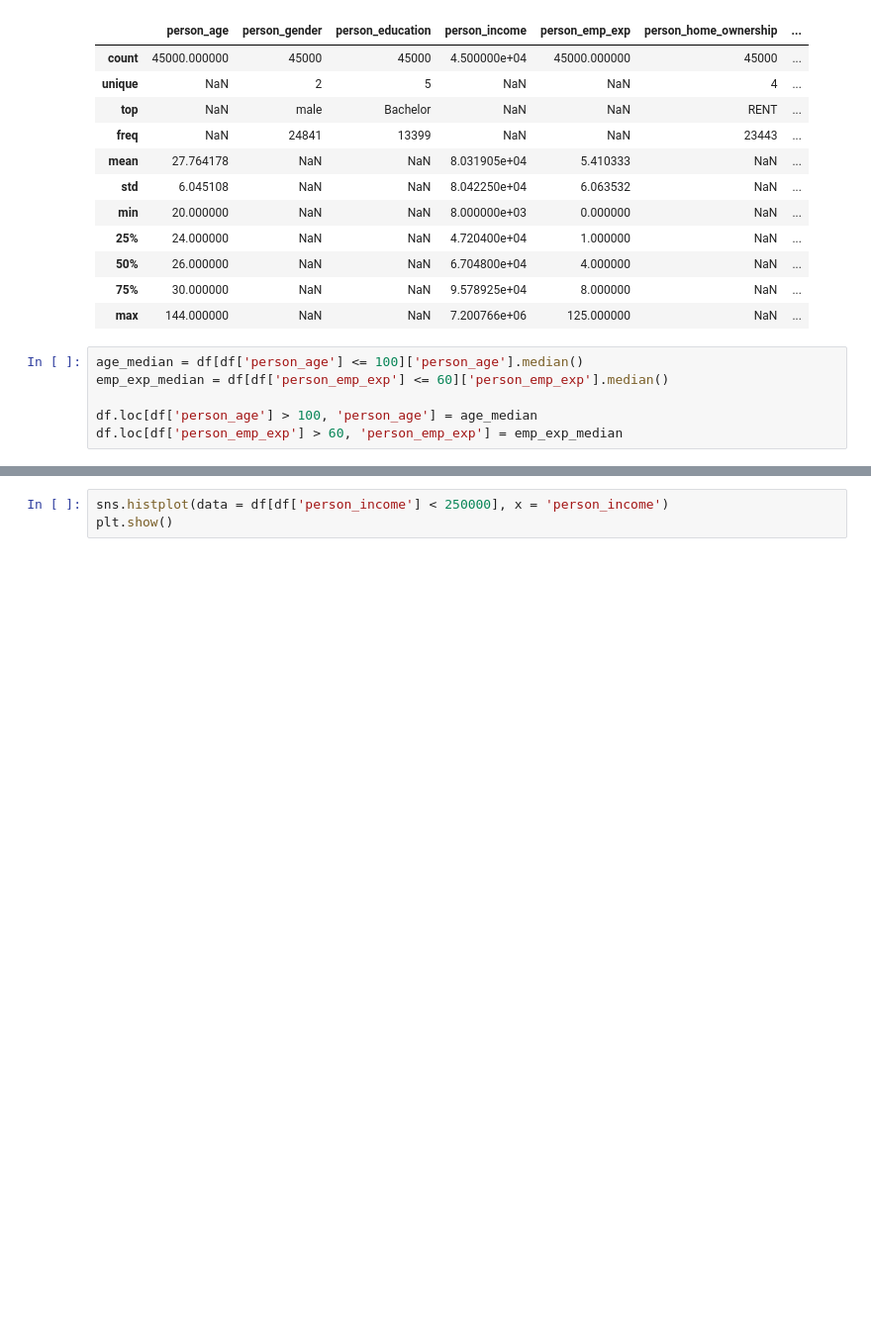
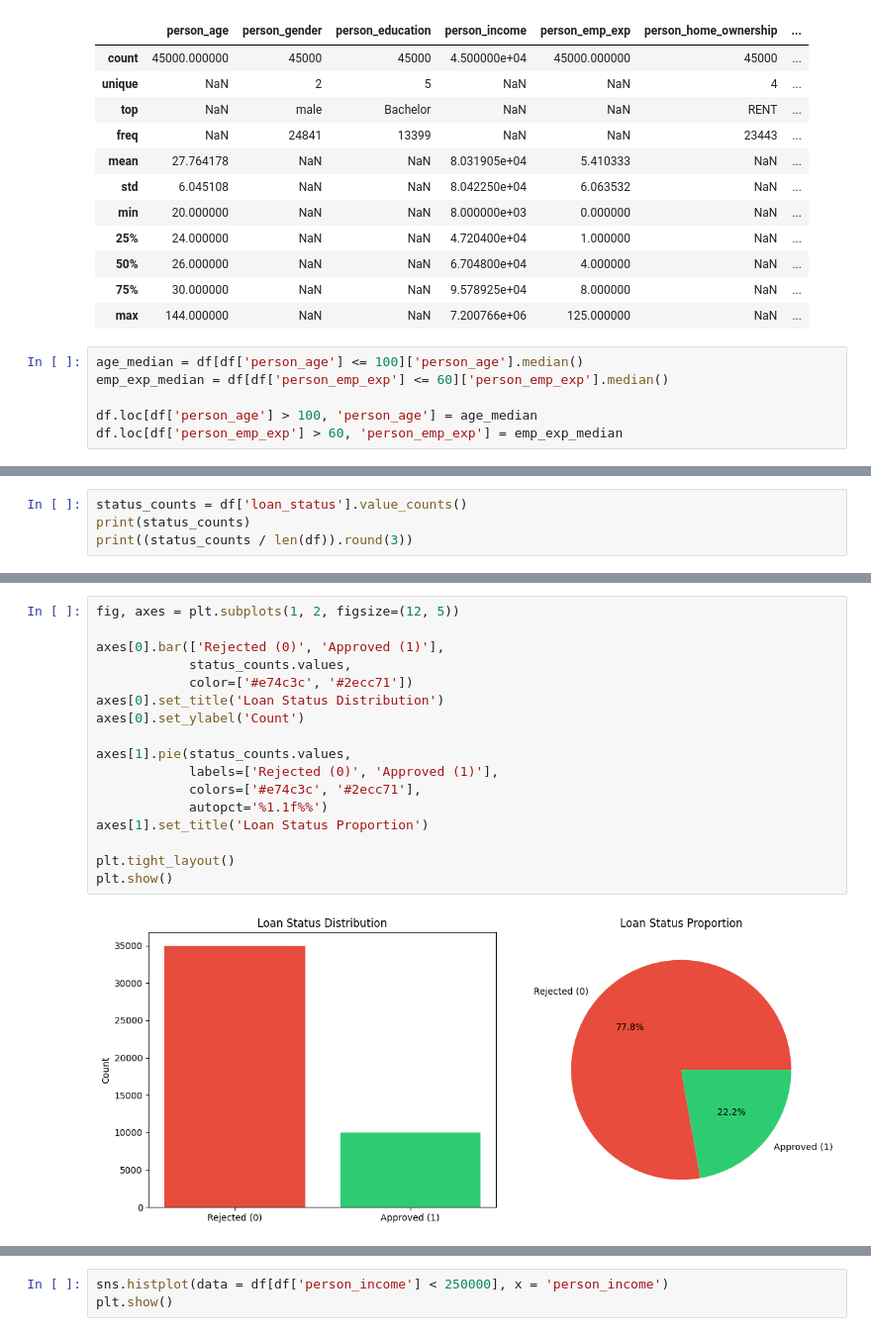
Before and after one commit to WuDuncan/loan_approval-classification, a Jupyter notebook: loan_approval.ipynb, the cells around one changed output, grey strips where cells are left out. Shown at 99% size. Saved outputs shown, nothing was run; the diff lists cells and outputs as text; blank space fills up the shorter version.

```diff
--- a/loan_approval.ipynb
+++ b/loan_approval.ipynb
@@ -100,0 +104,4 @@ dtype: int64
+# %%
+status_counts = df['loan_status'].value_counts()
+print(status_counts)
+print((status_counts / len(df)).round(3))
@@ -100,0 +117,19 @@ dtype: int64
+# %%
+fig, axes = plt.subplots(1, 2, figsize=(12, 5))
+
+axes[0].bar(['Rejected (0)', 'Approved (1)'],
+            status_counts.values,
+            color=['#e74c3c', '#2ecc71'])
+axes[0].set_title('Loan Status Distribution')
+axes[0].set_ylabel('Count')
+
+axes[1].pie(status_counts.values,
+            labels=['Rejected (0)', 'Approved (1)'],
+            colors=['#e74c3c', '#2ecc71'],
+            autopct='%1.1f%%')
+axes[1].set_title('Loan Status Proportion')
+
+plt.tight_layout()
+plt.show()
+# %% [output]
+[figure, added]
```
Also changed, not shown: parts of 17 cells of this notebook, 1 other file.
